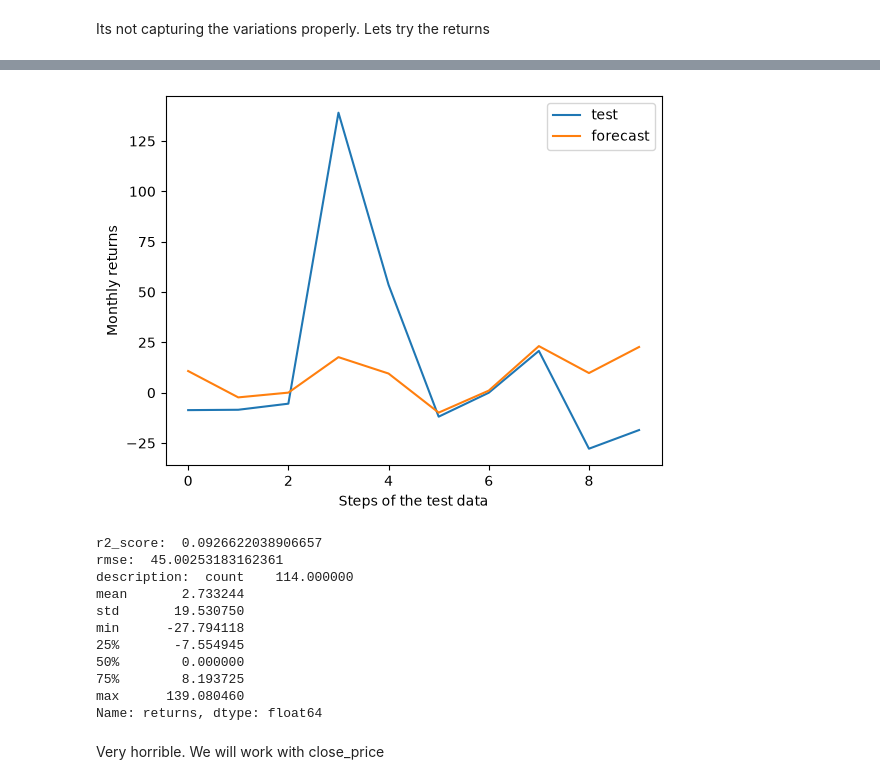
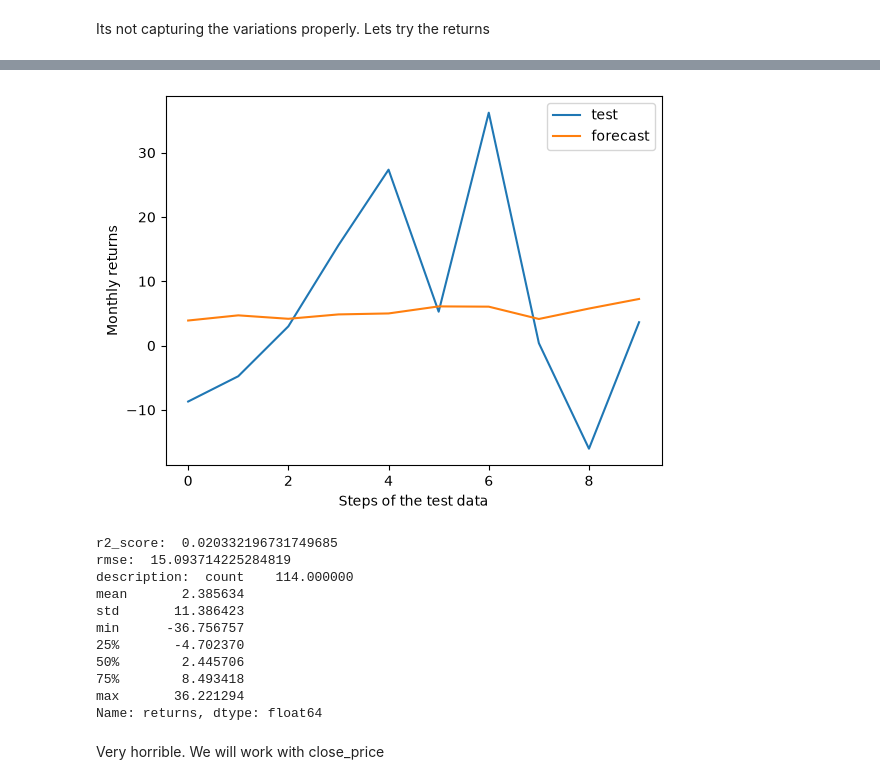
Before and after one commit to Udeani4/SectorLevel_StockPerformance_Predictoion, a Jupyter notebook: each_stock_model_notebook/ZENITHBANK_stock_pred.ipynb, the cells around one changed output, grey strips where cells are left out. Drawn from its saved outputs; the diff is of its cells as text; code cells hidden in the pictures.

```diff
--- a/each_stock_model_notebook/ZENITHBANK_stock_pred.ipynb
+++ b/each_stock_model_notebook/ZENITHBANK_stock_pred.ipynb
@@ -322,49 +322,49 @@ import random
 random.seed(12345)
 from statsmodels.tsa.statespace.sarimax import SARIMAX
 from sklearn.metrics import r2_score, mean_squared_error
 from sklearn.preprocessing import StandardScaler
 import matplotlib.pyplot as plt
 import warnings
 
 warnings.filterwarnings('ignore')
 
-y_train=redstarex_end_month_df['returns'].dropna()[:-10]
-y_test=redstarex_end_month_df['returns'].dropna()[-10:]
+y_train=zenithbank_end_month_df['returns'].dropna()[:-10]
+y_test=zenithbank_end_month_df['returns'].dropna()[-10:]
 
 # scaler=StandardScaler()
 # exog_train_scaled=scaler.fit_transform(X_full[:-10])
 # exog_test_scaled=scaler.transform(X_full[-10:])
 
 mod = SARIMAX(
 y_train,
-order=(2,0,2),
-seasonal_order=(2,1,1,12),
+order=(0,2,1),
+seasonal_order=(1,0,2,12),
 )
 
 res = mod.fit(disp=False)
 fcst = res.forecast(steps=10)
 
 plt.plot(list(y_test))
 plt.plot(list(fcst))
 plt.xlabel('Steps of the test data')
 plt.ylabel('Monthly returns')
 plt.legend(['test', 'forecast'])
 plt.show()
 print('r2_score: ',r2_score(y_test, fcst))
 print('rmse: ', np.sqrt(mean_squared_error(y_test,fcst)))
-print('description: ', redstarex_end_month_df.returns.dropna().describe())
+print('description: ', zenithbank_end_month_df.returns.dropna().describe())
 # %% [output]
-[figure, old version]
+[figure, new version]
-r2_score:  0.0926622038906657
-rmse:  45.00253183162361
+r2_score:  0.020332196731749685
+rmse:  15.093714225284819
 description:  count    114.000000
-mean       2.733244
-std       19.530750
-min      -27.794118
-25%       -7.554945
-50%        0.000000
-75%        8.193725
-max      139.080460
+mean       2.385634
+std       11.386423
+min      -36.756757
+25%       -4.702370
+50%        2.445706
+75%        8.493418
+max       36.221294
 Name: returns, dtype: float64
 # %% [markdown]
 Very horrible. We will work with close_price
```
Also changed, not shown: parts of 5 cells of this notebook.
